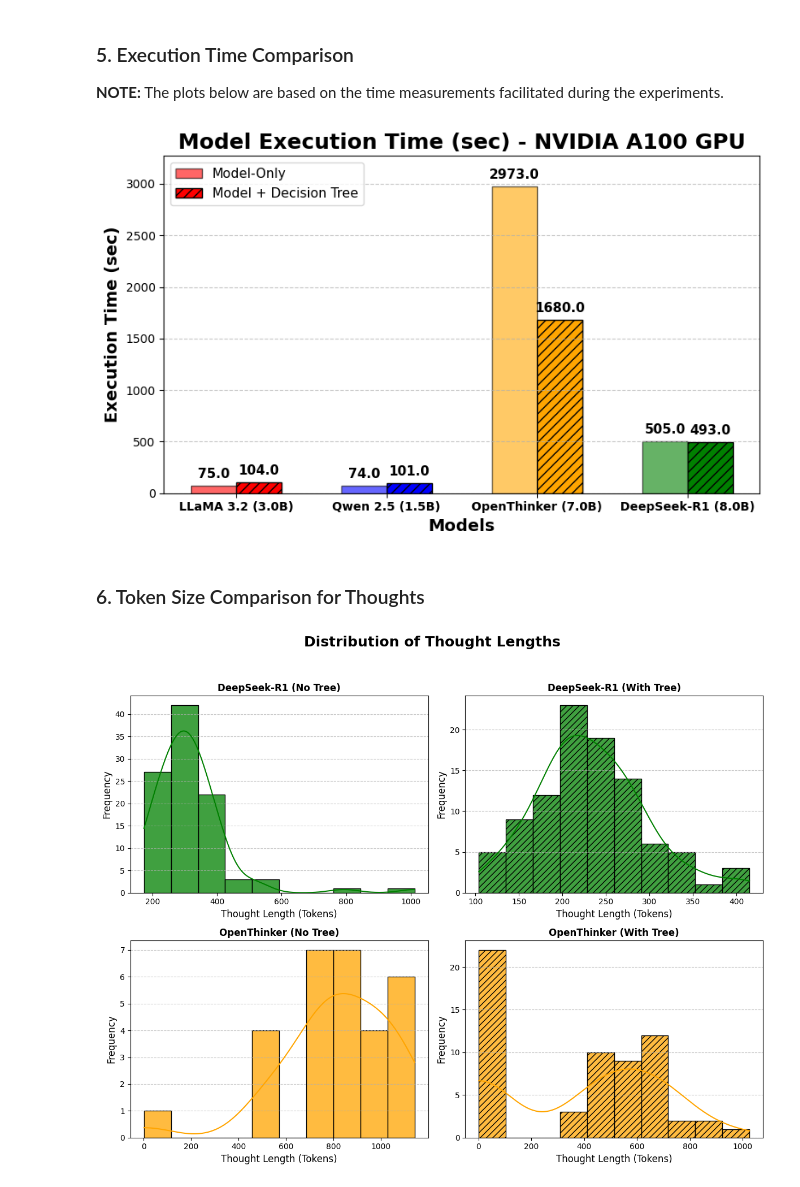
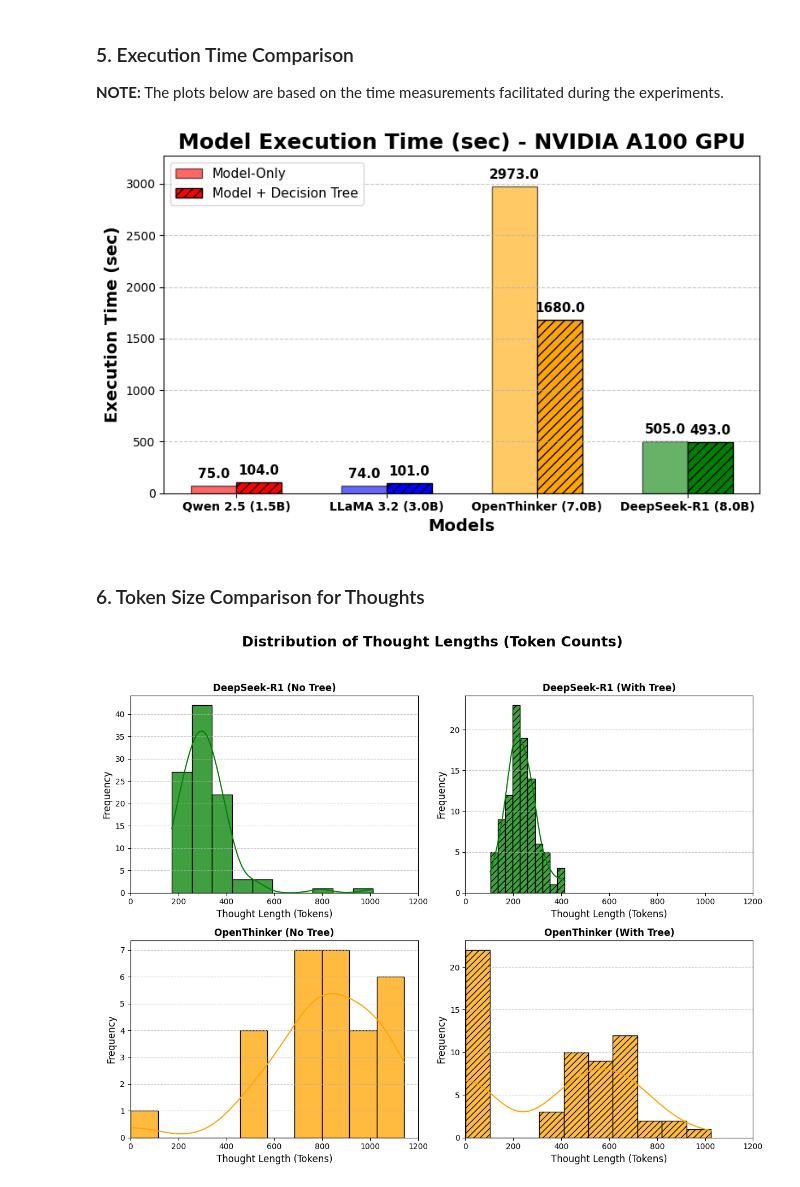
Before and after one commit to chizo4/JusTreeAI, a Jupyter notebook: jus-tree-ai/eval/performance_analysis.ipynb, the cells around one changed output. Drawn from its saved outputs; the diff is of its cells as text; code cells hidden in the pictures.

```diff
--- a/jus-tree-ai/eval/performance_analysis.ipynb
+++ b/jus-tree-ai/eval/performance_analysis.ipynb
@@ -253,9 +277,9 @@ plt.show()
 SAVE_PATH = '../../resources/plots/model_size_vs_memory_updated.png'
 
 # Model configs.
-models = ['LLaMA 3.2', 'Qwen 2.5', 'DeepSeek-R1', 'OpenThinker']
-parameters = [3.2, 1.5, 8.0, 7.0]  # (B)
-memory = [2.0, 1.0, 4.7, 4.7]      # (GB)
+models = ['Qwen 2.5', 'LLaMA 3.2', 'OpenThinker', 'DeepSeek-R1']
+parameters = [1.5, 3.2, 7.0, 8.0]  # (B)
+memory = [1.0, 2.0, 4.7, 4.7]      # (GB)
 
 # Set up the bubble size.
 bubble_sizes = [param * 500 for param in parameters]
@@ -269,9 +293,9 @@ for i, model in enumerate(models):
     x_offset = 0.05
     y_offset = 0.05
     if model == "DeepSeek-R1":
-        y_offset = -0.25
+        y_offset = -0.3
     elif model == "OpenThinker":
-        y_offset = 0.25
+        y_offset = 0.3
     plt.text(
         parameters[i] + x_offset,
         memory[i] + y_offset,
@@ -303,7 +327,7 @@ plt.show()
 SAVE_PATH = '../../resources/plots/model_inference_time.png'
 
 # Model configs (data extracted from: resources/other/inference-time-logs.txt).
-models = ['LLaMA 3.2 (3.0B)', 'Qwen 2.5 (1.5B)', 'OpenThinker (7.0B)', 'DeepSeek-R1 (8.0B)']
+models = ['Qwen 2.5 (1.5B)', 'LLaMA 3.2 (3.0B)', 'OpenThinker (7.0B)', 'DeepSeek-R1 (8.0B)']
 runtime_model_tree = [104, 101, 1680, 493]
 runtime_model_only = [75, 74, 2973, 505]
 
@@ -353,7 +377,7 @@ plt.tight_layout()
 plt.savefig(SAVE_PATH, dpi=300)
 plt.show()
 # %% [output]
-[figure, old version]
+[figure, new version]
 # %% [markdown]
 ### 6. Token Size Comparison for Thoughts
 # %%
@@ -379,33 +403,34 @@ df_lengths = pd.DataFrame(dict([(k, pd.Series(v)) for k, v in thought_lengths.it
 # %%
 SAVE_PATH = '../../resources/plots/though_distribution.png'
 colors = ['green', 'green', 'orange', 'orange']
 hatches = ['', '///', '', '///']
 
 fig, axes = plt.subplots(2, 2, figsize=(12, 10))
-fig.suptitle("Distribution of Thought Lengths", fontsize=18, fontweight='bold')
+fig.suptitle("Distribution of Thought Lengths (Token Counts)", fontsize=18, fontweight='bold')
 
 for i, (model, ax) in enumerate(zip(thought_lengths.keys(), axes.flatten())):
     sns.histplot(
         thought_lengths[model],
         bins=10,
         kde=True,
         ax=ax,
         color=colors[i],
         edgecolor='black',
         alpha=0.75
     )
     for patch in ax.patches:
         patch.set_hatch(hatches[i])
     ax.set_title(model, fontsize=12, fontweight='bold')
     ax.set_xlabel("Thought Length (Tokens)", fontsize=12)
     ax.set_ylabel("Frequency", fontsize=12)
     ax.grid(axis='y', linestyle='--', alpha=0.7)
+    ax.set_xlim(0, 1200)
 
 plt.tight_layout(rect=[0, 0.03, 1, 0.95])
 plt.savefig(SAVE_PATH, dpi=300)
 plt.show()
 # %% [output]
-[figure, old version]
+[figure, new version]
 # %%
 # Compute average thought lengths.
 avg_thought_lengths = {model: np.mean(lengths) for model, lengths in thought_lengths.items() if lengths}
```
Also changed, not shown: parts of 10 cells of this notebook, 4 other files.
